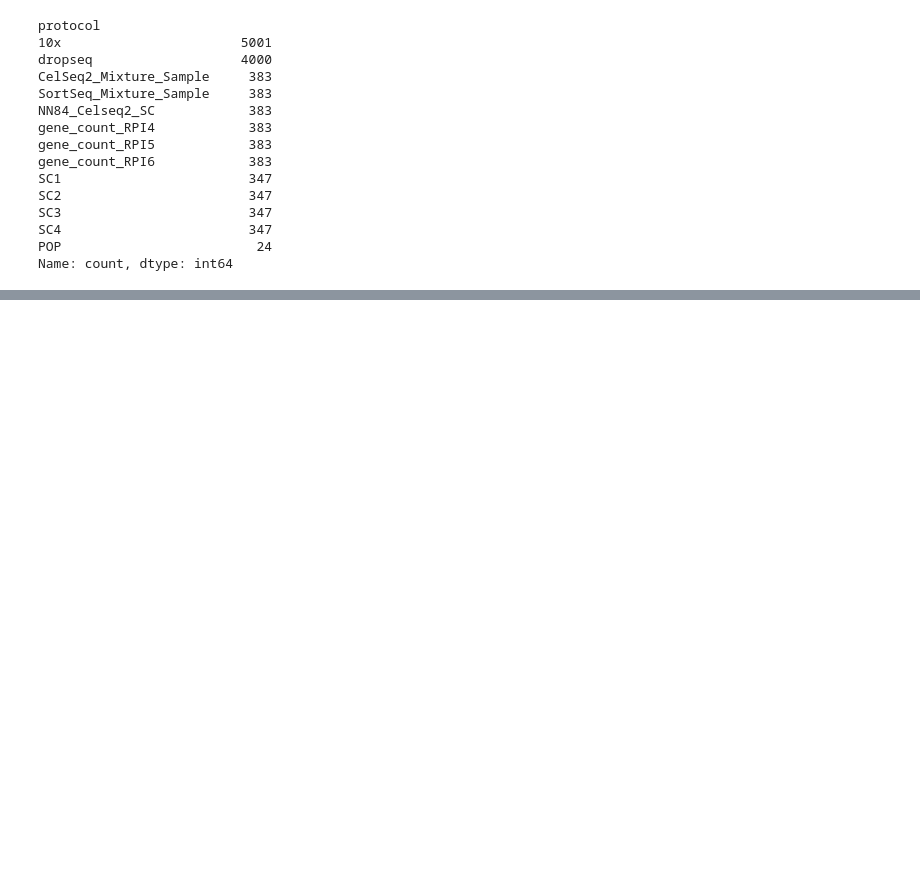
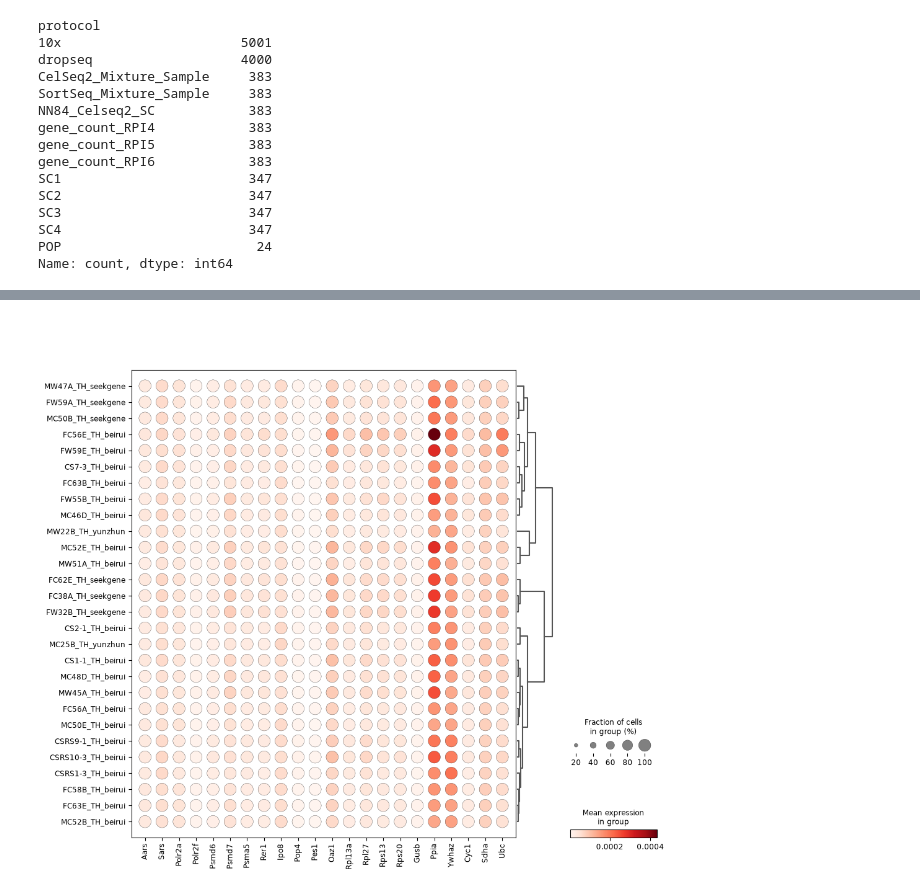
Before and after one commit to juychen/RUVDEG, a Jupyter notebook: test_pubdata.ipynb, the cells around one changed output, grey strips where cells are left out. Saved outputs shown, nothing was run; the diff lists cells and outputs as text; code cells hidden in the pictures; blank space fills up the shorter version.

```diff
--- a/test_pubdata.ipynb
+++ b/test_pubdata.ipynb
@@ -257,3 +257,33 @@ Name: count, dtype: int64
 adata.write_h5ad("/data1st1/junyi/correctdata/GSE118767/combined_mix.h5ad")
 # %%
 adata.write_h5ad("/data1st1/junyi/correctdata/GSE118767/all.h5ad")
+# %%
+adata_scvi = sc.read_h5ad("/data3/junyi/scvi/TH_scVImodel.h5ad")
+# %%
+hkg_priority = [
+    "Aars", "Sars", "Polr2a", "Polr2f", "Psmd6", "Psmd7", "Psma5",
+    "Rer1", "Ipo8", "Pop4", "Pes1", "Oaz1", "Rpl13a", "Rpl27",
+    "Rps13", "Rps20", "Hprt1", "Gusb", "Ppia", "Ywhaz", "Cyc1",
+    "Sdha", "Ubc",
+]
+
+# Keep only housekeeping genes available in this AnnData object and preserve
+# the curated order so both methods use exactly the same y-axis genes.
+hkg_genes = []
+seen_genes = set()
+for gene in hkg_priority:
+    if gene in adata_scvi.var_names and gene not in seen_genes:
+        hkg_genes.append(gene)
+        seen_genes.add(gene)
+# %%
+sc.pl.dotplot(
+    adata_scvi,
+    var_names=hkg_genes,
+    groupby="sample",
+    layer="scvi_nrom_counts",
+    swap_axes=False,
+    dendrogram=True,
+    vmax=None,
+    show=True,
+)
+# %% [output]
@@ -259,0 +291 @@ adata.write_h5ad("/data1st1/junyi/correctdata/GSE118767/all.h5ad")
+[figure, added]
```
Also changed, not shown: parts of 1 cell of this notebook, 1 other file.
